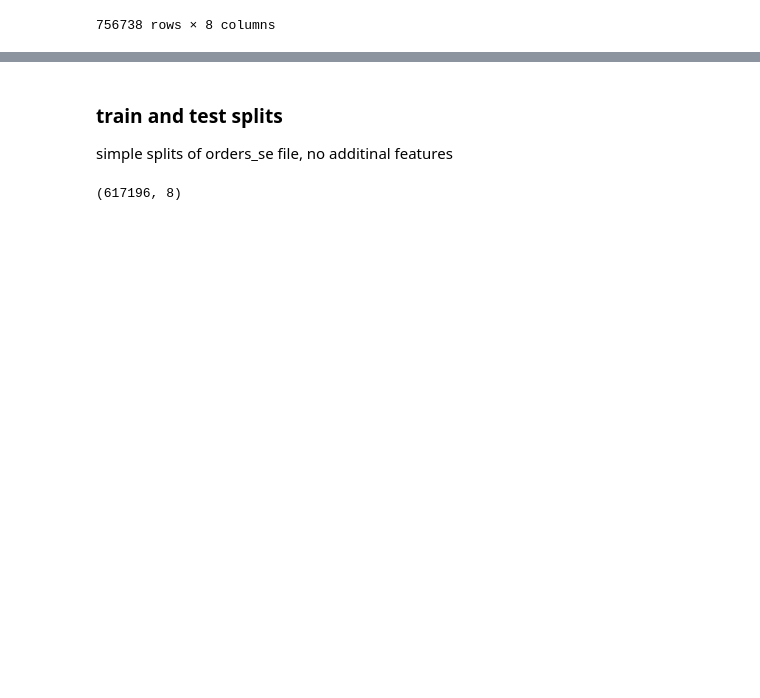
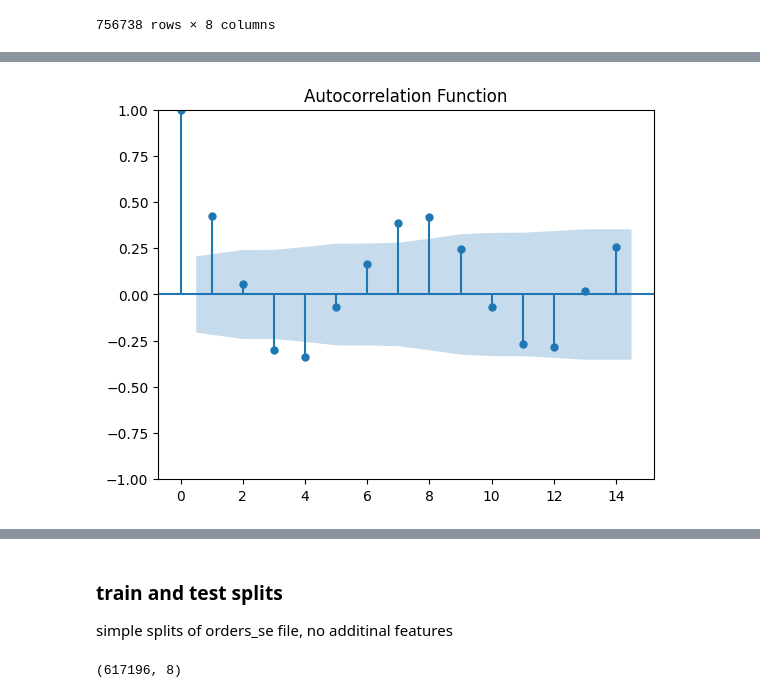
Before and after one commit to aguille-vert/delivery-hero-dataset, a Jupyter notebook: notebooks/00_delivery_hero_eda.ipynb, the cells around one changed output, grey strips where cells are left out. Drawn from its saved outputs; the diff is of its cells as text; code cells hidden in the pictures; blank space fills up the shorter version.

```diff
--- a/notebooks/00_delivery_hero_eda.ipynb
+++ b/notebooks/00_delivery_hero_eda.ipynb
@@ -209,0 +251,7 @@ orders_se
+# %%
+# Plot the ACF
+plot_acf(data, lags=14)
+plt.title('Autocorrelation Function')
+plt.show()
+# %% [output]
+[figure, added]
```
Also changed, not shown: parts of 36 cells of this notebook.
